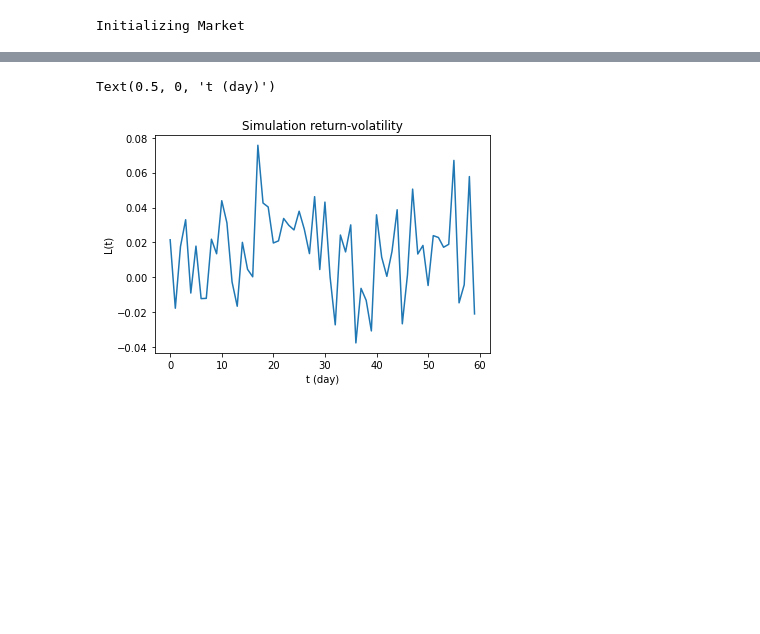
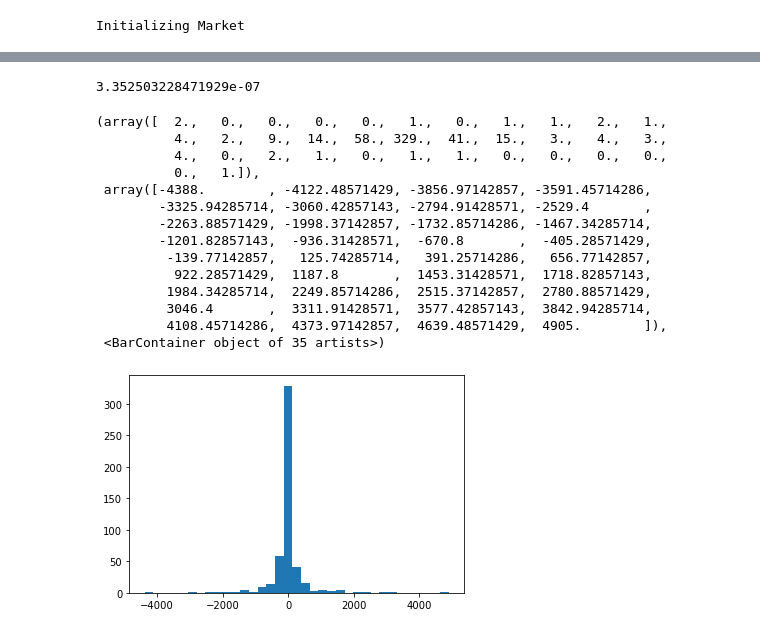
Before and after one commit to Cfckoh/485FinancialProject, a Jupyter notebook: model_example.ipynb, the cells around one changed output, grey strips where cells are left out. Drawn from its saved outputs; the diff is of its cells as text; code cells hidden in the pictures; blank space fills up the shorter version.

```diff
--- a/model_example.ipynb
+++ b/model_example.ipynb
@@ -59,13 +65,23 @@ Text(0.5, 0, 't (day)')
-# %%
-t_end = 60
-ret_vol_cor=np.zeros(t_end)
-for i in range(t_end):
-    #ret_vol_cor[i] = utility.calc_L(utility.calc_normalized_return(market.return_hist),i)
-    ret_vol_cor[i] = utility.calc_L(market.return_hist,i)
-plt.plot(ret_vol_cor)
-plt.title("Simulation return-volatility")
-plt.ylabel("L(t)")
-plt.xlabel("t (day)")
-# %% [output]
-Text(0.5, 0, 't (day)')
-[figure, removed]
+# %%
+np.mean(ret_vol_cor)
+# %% [output]
+3.352503228471929e-07
+# %%
+plt.hist(market.return_hist, bins=35)
+#plt.yscale("log")
+# %% [output]
+(array([  2.,   0.,   0.,   0.,   0.,   1.,   0.,   1.,   1.,   2.,   1.,
+          4.,   2.,   9.,  14.,  58., 329.,  41.,  15.,   3.,   4.,   3.,
+          4.,   0.,   2.,   1.,   0.,   1.,   1.,   0.,   0.,   0.,   0.,
+          0.,   1.]),
+ array([-4388.        , -4122.48571429, -3856.97142857, -3591.45714286,
+        -3325.94285714, -3060.42857143, -2794.91428571, -2529.4       ,
+        -2263.88571429, -1998.37142857, -1732.85714286, -1467.34285714,
+        -1201.82857143,  -936.31428571,  -670.8       ,  -405.28571429,
+         -139.77142857,   125.74285714,   391.25714286,   656.77142857,
+          922.28571429,  1187.8       ,  1453.31428571,  1718.82857143,
+         1984.34285714,  2249.85714286,  2515.37142857,  2780.88571429,
+         3046.4       ,  3311.91428571,  3577.42857143,  3842.94285714,
+         4108.45714286,  4373.97142857,  4639.48571429,  4905.        ]),
+ <BarContainer object of 35 artists>)
+[figure, added]
```
Also changed, not shown: parts of 11 cells of this notebook, 1 other file.
